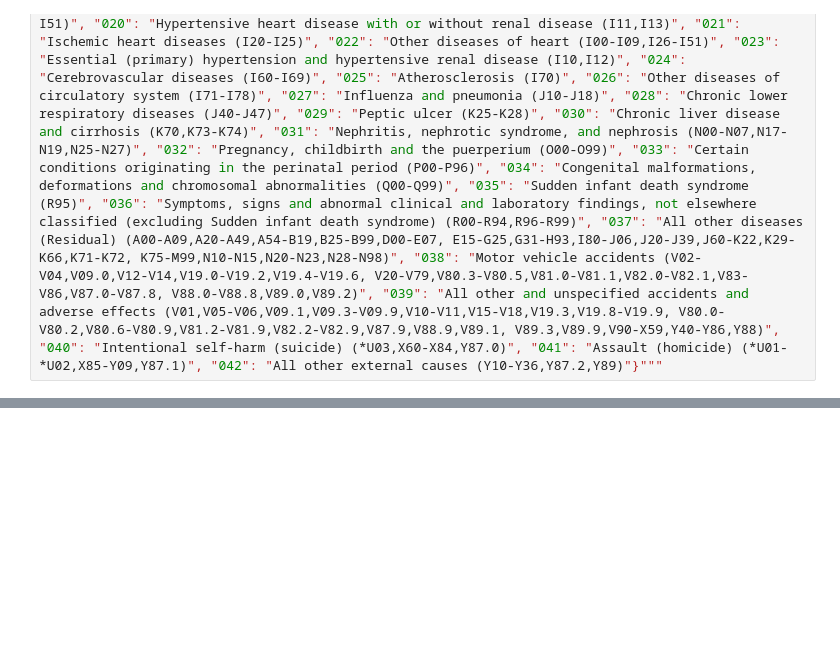
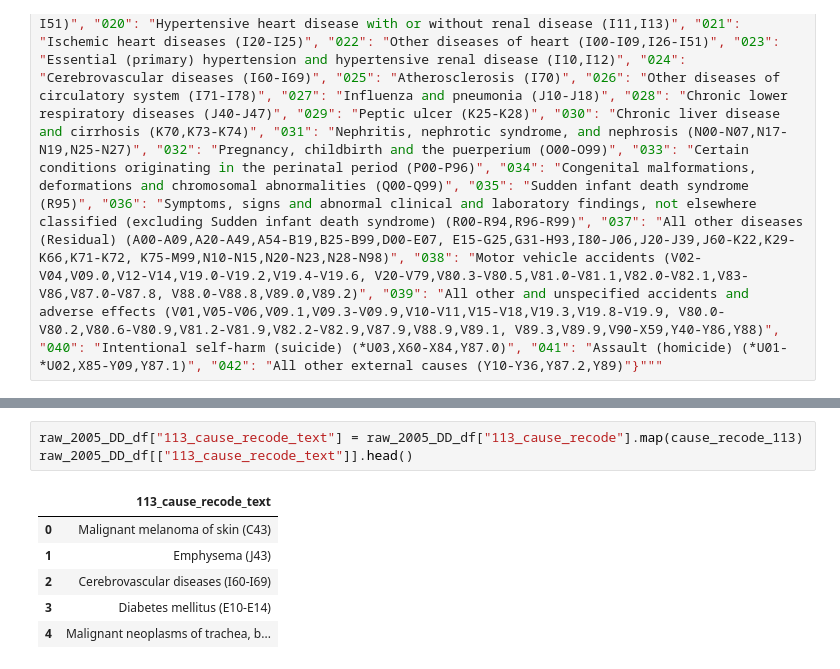
Before and after one commit to azmedtech/ASU_DA_Project1_Team2, a Jupyter notebook: US_Death_Data_Project.ipynb, the cells around one changed output, grey strips where cells are left out. Cells and saved outputs as stored; diff of their text form; blank space fills up the shorter version.

```diff
--- a/US_Death_Data_Project.ipynb
+++ b/US_Death_Data_Project.ipynb
@@ -84,3 +90,13 @@ SyntaxError: invalid decimal literal (2732831633.py, line 3)
+# %%
+raw_2005_DD_df["113_cause_recode_text"] = raw_2005_DD_df["113_cause_recode"].map(cause_recode_113)
+raw_2005_DD_df[["113_cause_recode_text"]].head()
+# %% [output]
+|  | 113_cause_recode_text |
+| 0 | Malignant melanoma of skin (C43) |
+| 1 | Emphysema (J43) |
+| 2 | Cerebrovascular diseases (I60-I69) |
+| 3 | Diabetes mellitus (E10-E14) |
+| 4 | Malignant neoplasms of trachea, b... |
 # %%
 #Map the numeric codes in the csv file to the corresponding text string descriptions
 #map 130_infant_cause_recode dictionary value to dataframe
```
Also changed, not shown: parts of 15 cells of this notebook.
